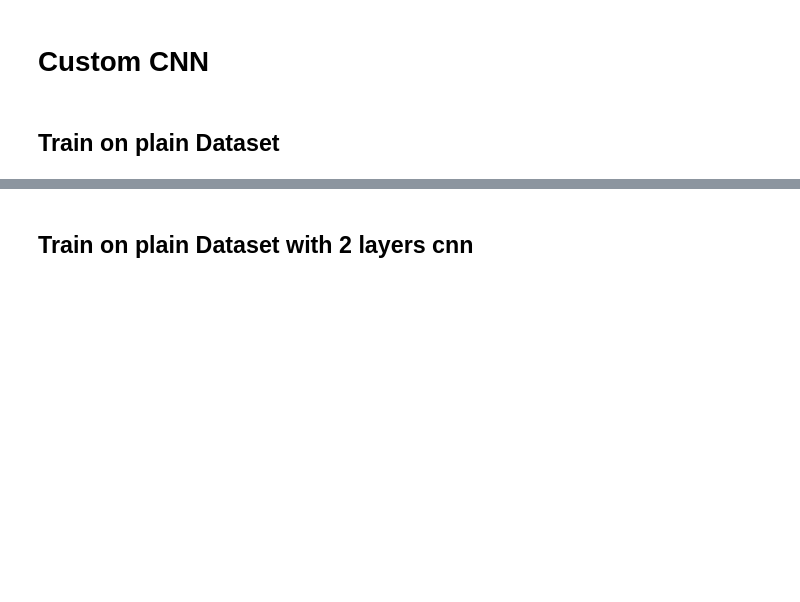
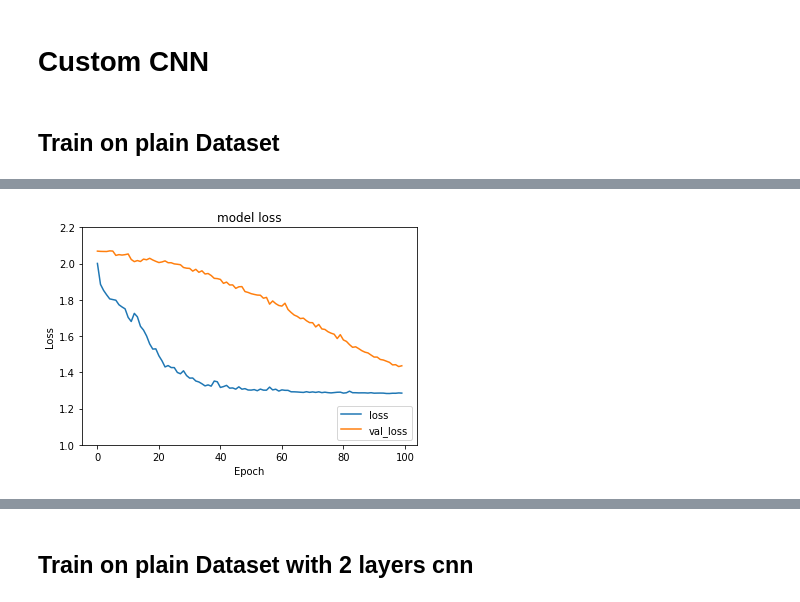
Before and after one commit to SalvatoreCognetta/BreastCancerDetection, a Jupyter notebook: project.ipynb, the cells around one changed output, grey strips where cells are left out. Drawn from its saved outputs; the diff is of its cells as text; code cells hidden in the pictures; blank space fills up the shorter version.

```diff
--- a/project.ipynb
+++ b/project.ipynb
@@ -1459,2 +1512,6 @@ custom_cnn.fit(train_data_gen, epochs=100, validation_data=val_data_gen, callbac
+# %%
+plot_loss_graph(custom_cnn, 1, 2.2)
+# %% [output]
+[figure, added]
 # %%
 try:
```
Also changed, not shown: parts of 108 cells of this notebook.
